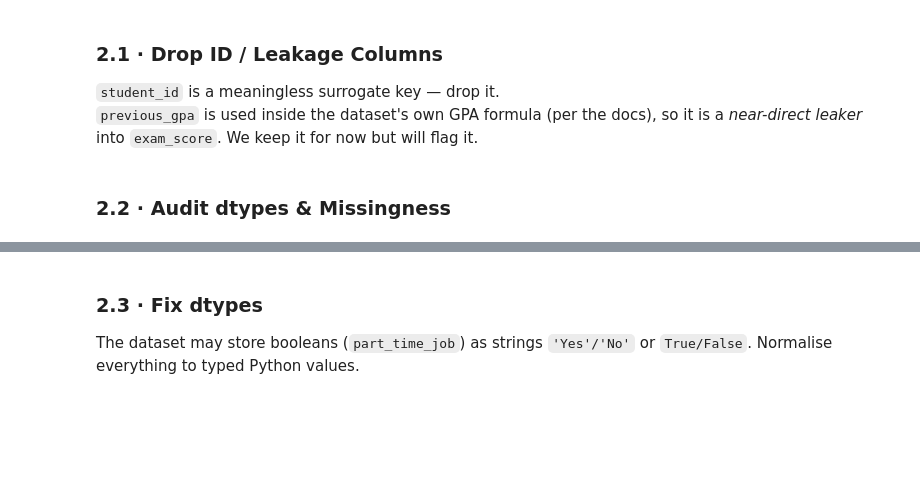
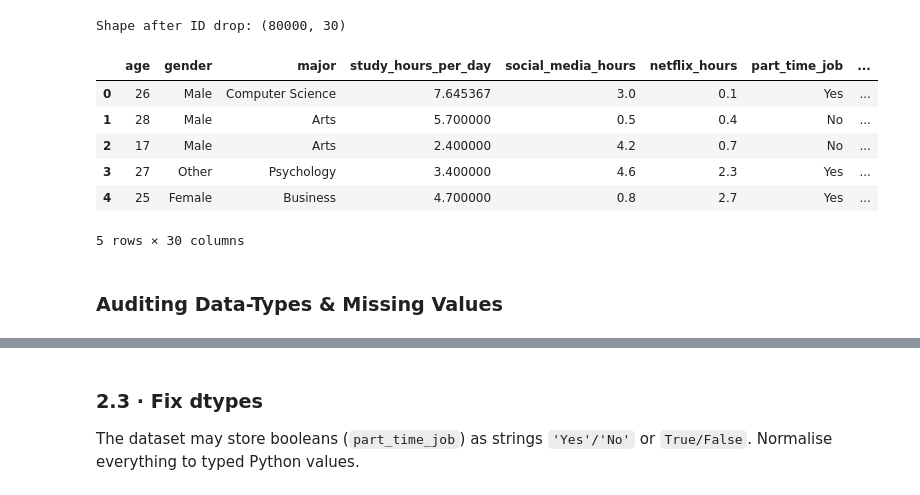
Before and after one commit to abby-stevenson/GradeOptimiser, a Jupyter notebook: project/data_preprocessing.ipynb, the cells around one changed output, grey strips where cells are left out. Drawn from its saved outputs; the diff is of its cells as text; code cells hidden in the pictures; blank space fills up the shorter version.

```diff
--- a/project/student_preprocessing.ipynb
+++ b/project/data_preprocessing.ipynb
@@ -84,21 +54,26 @@ We'll work through the following pipeline in order:
-# %% [markdown]
-### 2.1 · Drop ID / Leakage Columns
-
-`student_id` is a meaningless surrogate key — drop it.
-`previous_gpa` is used inside the dataset's own GPA formula (per the docs), so it is
-a *near-direct leaker* into `exam_score`. We keep it for now but will flag it.
 # %%
-# Drop pure identifier
+"""
+Dropping ID/leakage columns from the dataset.
+
+- student_id: This field is a meaningless primary key for the dataset. It does not encode any real information about the rest of the data in that row that will help us.
+
+- previous_gpa: ???
+"""
 df = data.drop(columns=['student_id'], errors='ignore').copy()
-
-# ⚠️  previous_gpa → highly correlated with exam_score by construction.
-# We KEEP it for now and will note the correlation in step 2.10.
-# You can toggle this if you want a 'cleaner' prediction task:
-DROP_PREV_GPA = False
-if DROP_PREV_GPA:
-    df.drop(columns=['previous_gpa'], inplace=True, errors='ignore')
+# TODO: (Consult Abby) Do we want to exclude 'previous_gpa' from the dataset, since that would, in some way, be very correlated with exam_score. Could also conduct a quick study, linear regression them, see if it has high correlation, and then remove it. If not, keep it.
+# df.drop(columns=['previous_gpa'], inplace=True, errors='ignore')
 
 print(f'Shape after ID drop: {df.shape}')
+df.head(5)
+# %% [output]
+Shape after ID drop: (80000, 30)
+|  | age | gender | major | study_hours_per_day | social_media_hours | netflix_hours | part_time_job | ... |
+| 0 | 26 | Male | Computer Science | 7.645367 | 3.0 | 0.1 | Yes | ... |
+| 1 | 28 | Male | Arts | 5.700000 | 0.5 | 0.4 | No | ... |
+| 2 | 17 | Male | Arts | 2.400000 | 4.2 | 0.7 | No | ... |
+| 3 | 27 | Other | Psychology | 3.400000 | 4.6 | 2.3 | Yes | ... |
+| 4 | 25 | Female | Business | 4.700000 | 0.8 | 2.7 | Yes | ... |
+5 rows × 30 columns
 # %% [markdown]
-### 2.2 · Audit dtypes & Missingness
+### Auditing Data-Types & Missing Values
 # %%
```
Also changed, not shown: parts of 8 cells of this notebook, 1 other file.
